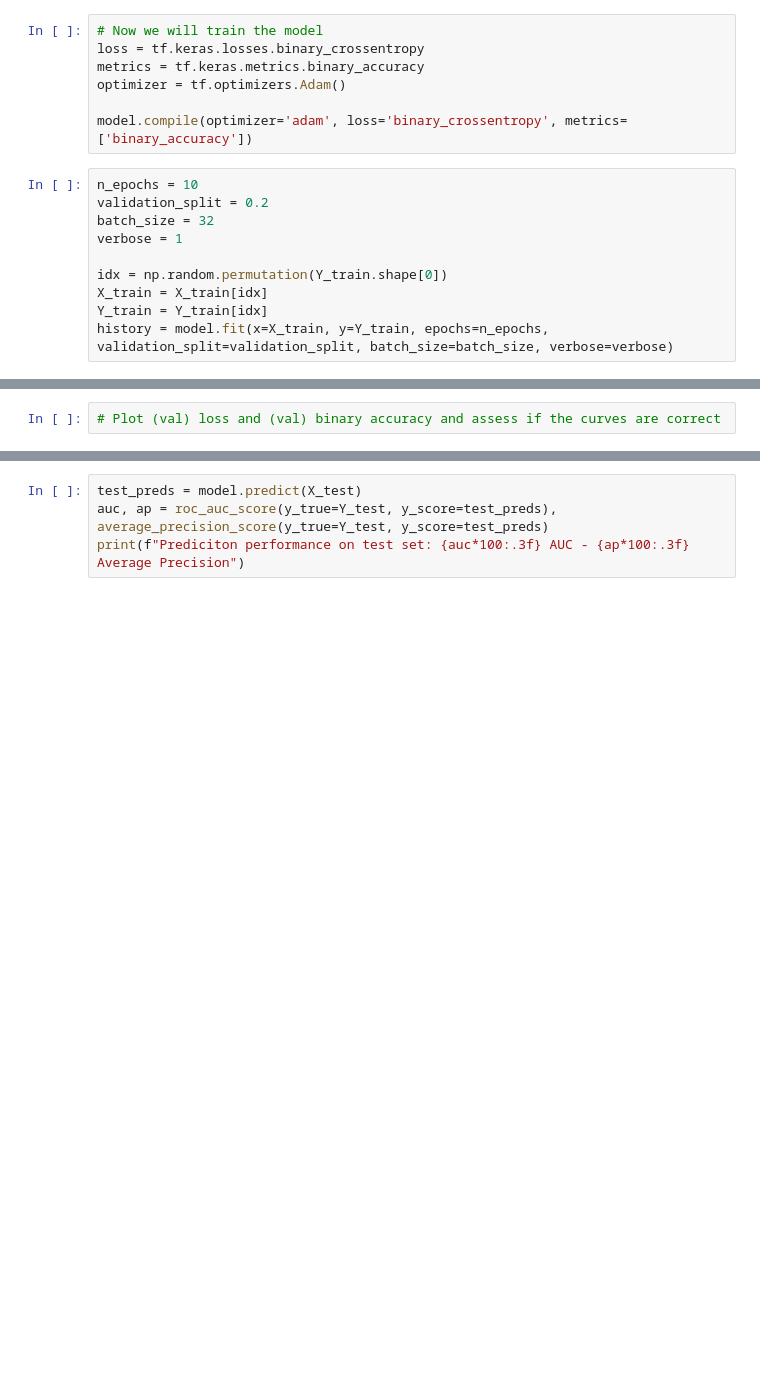
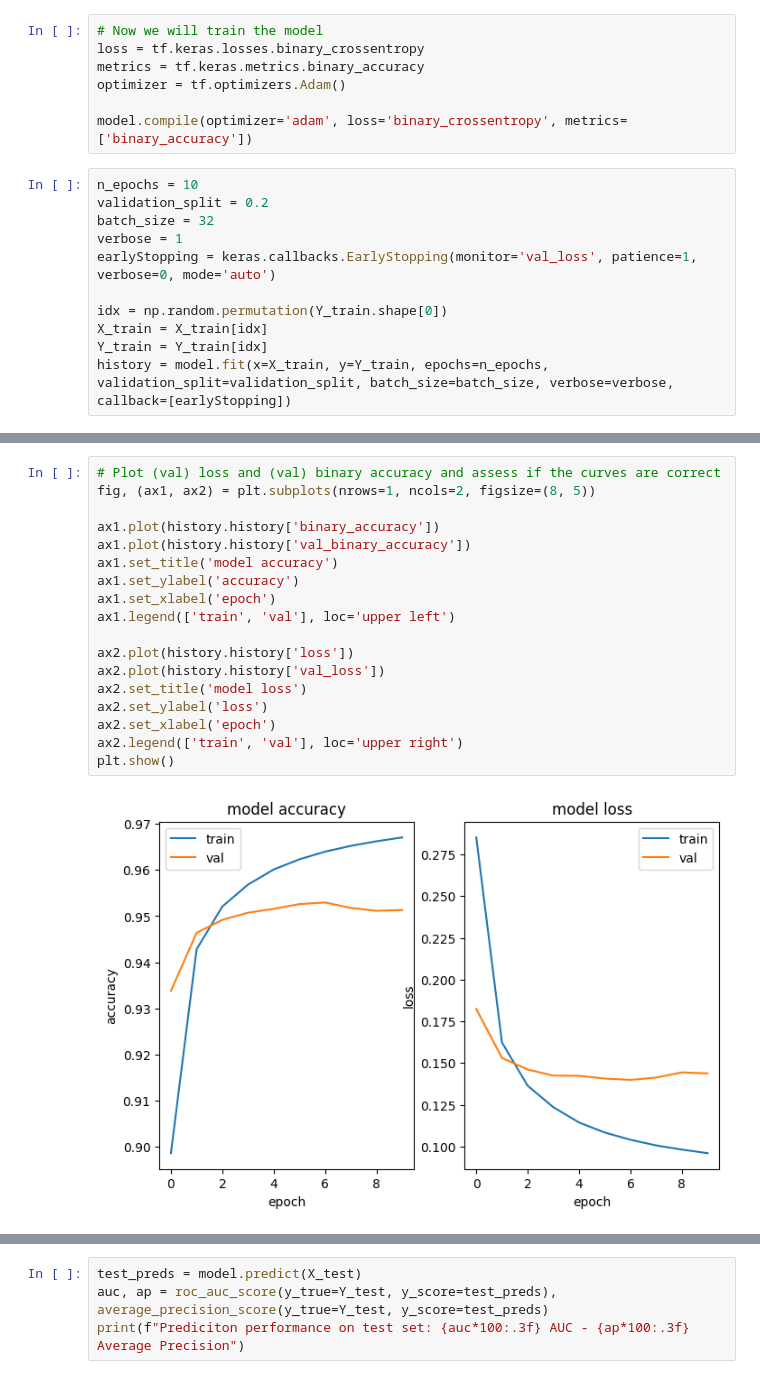
Before and after one commit to pstrybol/GRL_practicum, a Jupyter notebook: gr_code.ipynb, the cells around one changed output, grey strips where cells are left out. Cells and saved outputs as stored; diff of their text form; blank space fills up the shorter version.

```diff
--- a/gr_code.ipynb
+++ b/gr_code.ipynb
@@ -196,8 +225,9 @@ n_epochs = 10
 validation_split = 0.2
 batch_size = 32
 verbose = 1
+earlyStopping = keras.callbacks.EarlyStopping(monitor='val_loss', patience=1, verbose=0, mode='auto')
 
 idx = np.random.permutation(Y_train.shape[0])
 X_train = X_train[idx]
 Y_train = Y_train[idx]
-history = model.fit(x=X_train, y=Y_train, epochs=n_epochs, validation_split=validation_split, batch_size=batch_size, verbose=verbose)
+history = model.fit(x=X_train, y=Y_train, epochs=n_epochs, validation_split=validation_split, batch_size=batch_size, verbose=verbose, callback=[earlyStopping])
@@ -204,2 +255,20 @@ history = model.fit(x=X_train, y=Y_train, epochs=n_epochs, validation_split=vali
-# %%
-# Plot (val) loss and (val) binary accuracy and assess if the curves are correct
+# %%
+# Plot (val) loss and (val) binary accuracy and assess if the curves are correct
+fig, (ax1, ax2) = plt.subplots(nrows=1, ncols=2, figsize=(8, 5))
+
+ax1.plot(history.history['binary_accuracy'])
+ax1.plot(history.history['val_binary_accuracy'])
+ax1.set_title('model accuracy')
+ax1.set_ylabel('accuracy')
+ax1.set_xlabel('epoch')
+ax1.legend(['train', 'val'], loc='upper left')
+
+ax2.plot(history.history['loss'])
+ax2.plot(history.history['val_loss'])
+ax2.set_title('model loss')
+ax2.set_ylabel('loss')
+ax2.set_xlabel('epoch')
+ax2.legend(['train', 'val'], loc='upper right')
+plt.show()
+# %% [output]
+[figure, added]
```
Also changed, not shown: parts of 11 cells of this notebook.
